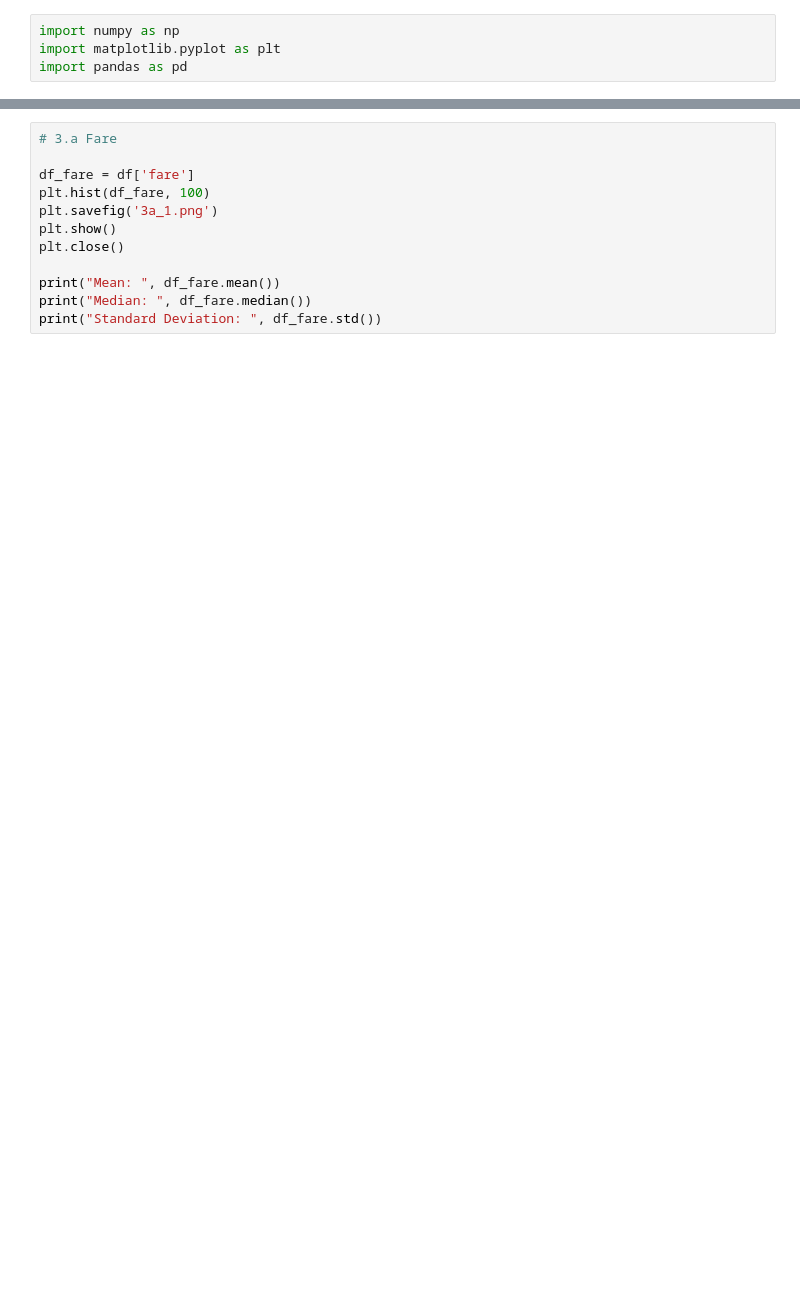
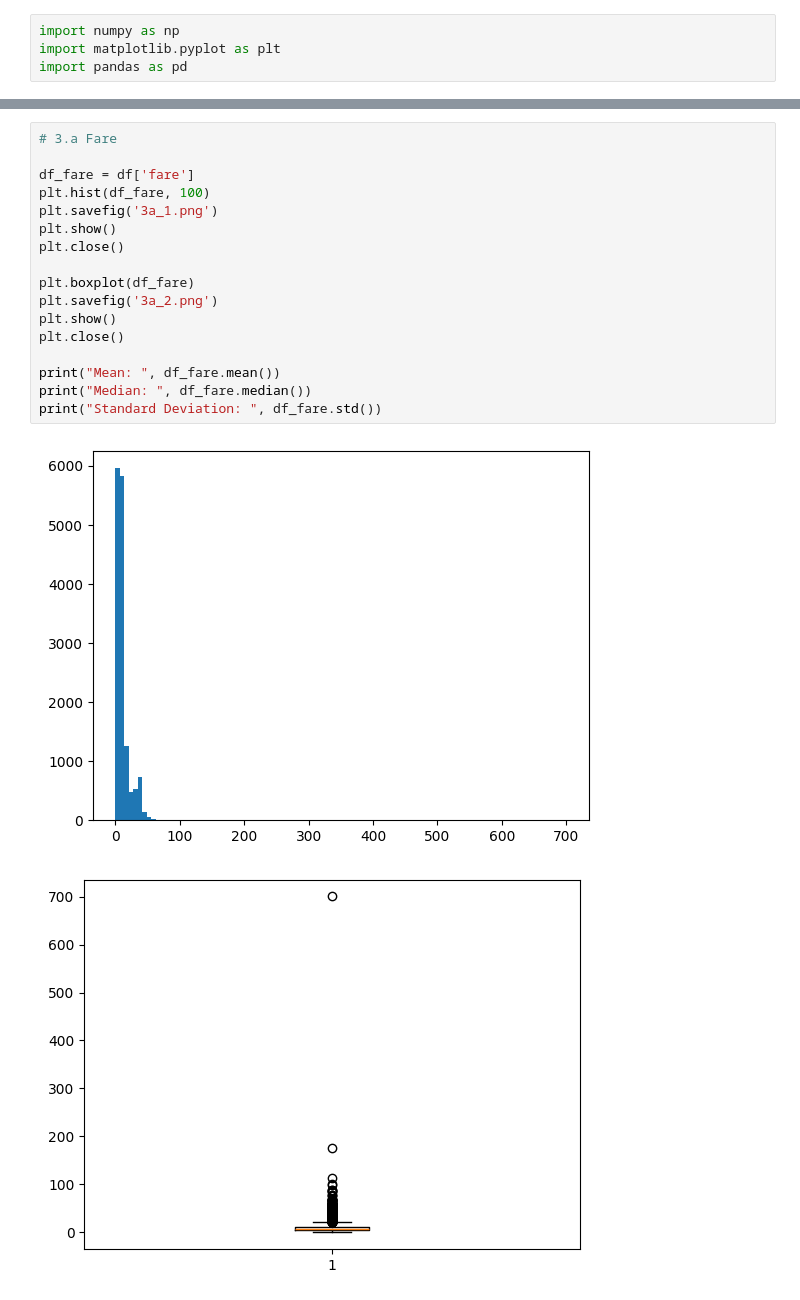
Before and after one commit to rennaMAhcuS/CS215Assignments, a Jupyter notebook: 5/Q3.ipynb, the cells around one changed output, grey strips where cells are left out. Saved outputs shown, nothing was run; the diff lists cells and outputs as text; blank space fills up the shorter version.

```diff
--- a/5/Q3.ipynb
+++ b/5/Q3.ipynb
@@ -12,12 +12,20 @@ df['trip_seconds'] = df['trip_seconds'].fillna(0)
 # %%
 # 3.a Fare
 
 df_fare = df['fare']
 plt.hist(df_fare, 100)
 plt.savefig('3a_1.png')
 plt.show()
 plt.close()
 
+plt.boxplot(df_fare)
+plt.savefig('3a_2.png')
+plt.show()
+plt.close()
+
 print("Mean: ", df_fare.mean())
 print("Median: ", df_fare.median())
 print("Standard Deviation: ", df_fare.std())
+# %% [output]
+[figure, added]
+[figure, added]
```
Also changed, not shown: parts of 6 cells of this notebook, 2 other files.
